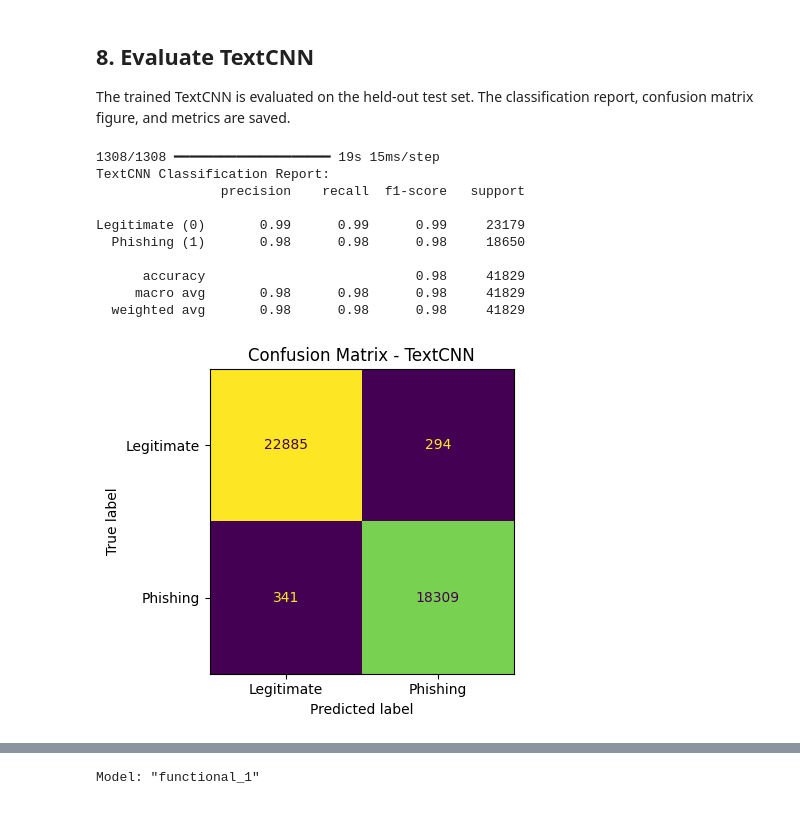
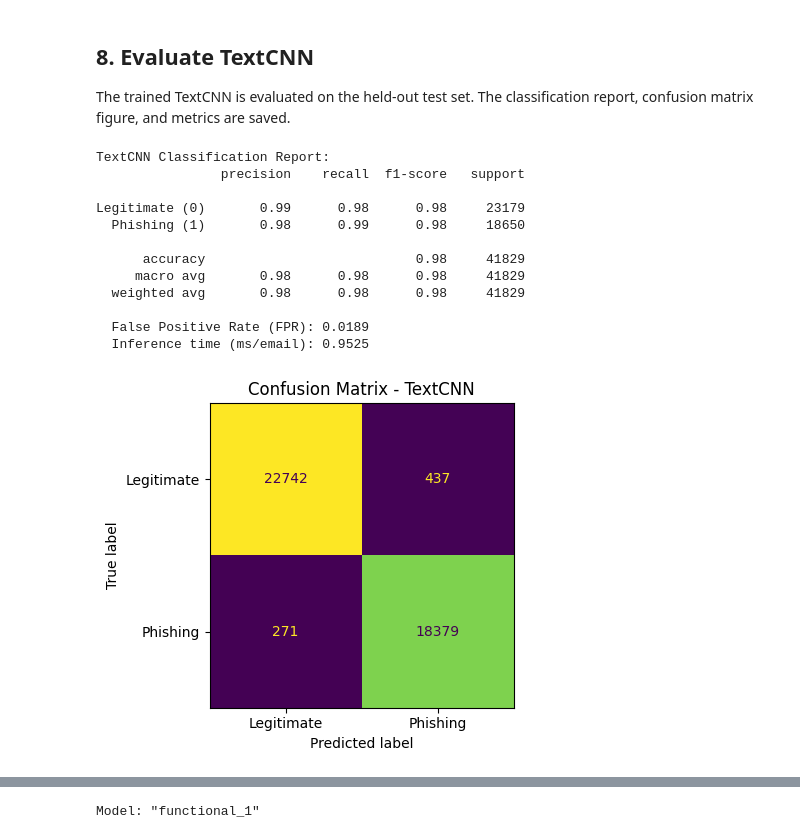
Before and after one commit to ChickenTenders2/cm3203-phishing-nlp, a Jupyter notebook: notebooks/meajor_deep_learning.ipynb, the cells around one changed output, grey strips where cells are left out. Saved outputs shown, nothing was run; the diff lists cells and outputs as text; code cells hidden in the pictures.

```diff
--- a/notebooks/meajor_deep_learning.ipynb
+++ b/notebooks/meajor_deep_learning.ipynb
@@ -148,17 +150,18 @@ def build_textcnn(vocab_size, embedding_dim, max_len):
     x = Embedding(vocab_size, embedding_dim)(inputs)
 
     # Three parallel convolution filters of different sizes to capture different phrase lengths
+    # Kernel sizes 2/3/4 match the Kaggle DL notebook for cross-dataset consistency
+    conv2 = Conv1D(128, kernel_size=2, activation="relu")(x)
     conv3 = Conv1D(128, kernel_size=3, activation="relu")(x)
     conv4 = Conv1D(128, kernel_size=4, activation="relu")(x)
-    conv5 = Conv1D(128, kernel_size=5, activation="relu")(x)
 
     # GlobalMaxPooling picks the most important feature from each filter
+    pool2 = GlobalMaxPooling1D()(conv2)
     pool3 = GlobalMaxPooling1D()(conv3)
     pool4 = GlobalMaxPooling1D()(conv4)
-    pool5 = GlobalMaxPooling1D()(conv5)
 
     # Concatenate the three pooled outputs into one feature vector
-    concat = Concatenate()([pool3, pool4, pool5])
+    concat = Concatenate()([pool2, pool3, pool4])
 
     # Dropout randomly disables neurons during training to prevent overfitting
     dropped = Dropout(0.5)(concat)
@@ -227,35 +230,64 @@ The trained TextCNN is evaluated on the held-out test set. The classification re
 # %%
 # Create the figures folder if it does not already exist
 figures_dir = Path("../results/figures/")
 figures_dir.mkdir(parents=True, exist_ok=True)
 
-# Convert predicted probabilities to binary labels using 0.5 as the threshold
-textcnn_probs = textcnn_model.predict(X_test_pad)
-textcnn_pred = (textcnn_probs >= 0.5).astype(int).flatten()
+# ── Inference time: n_runs forward passes to get a stable average ──
+N_RUNS = 3
+_inf_times = []
+for _ in range(N_RUNS):
+    _t0 = time.perf_counter()
+    _ = textcnn_model.predict(X_test_pad, verbose=0)
+    _inf_times.append((time.perf_counter() - _t0) * 1000)
+textcnn_inference_ms = round(np.mean(_inf_times) / len(X_test_pad), 4)
 
+# ── Predictions and confusion matrix ──
+textcnn_probs = textcnn_model.predict(X_test_pad, verbose=0)
+textcnn_pred  = (textcnn_probs >= 0.5).astype(int).flatten()
+
+cm_cnn = confusion_matrix(y_test, textcnn_pred)
+tn, fp, fn, tp = cm_cnn.ravel()
+textcnn_fpr = round(fp / (fp + tn), 4) if (fp + tn) > 0 else 0.0
+
+# ── Classification report and extra metrics ──
 print("TextCNN Classification Report:")
 print(classification_report(y_test, textcnn_pred, target_names=["Legitimate (0)", "Phishing (1)"]))
+print(f"  False Positive Rate (FPR): {textcnn_fpr:.4f}")
+print(f"  Inference time (ms/email): {textcnn_inference_ms}")
 
-# Build and save the confusion matrix figure
-cm = confusion_matrix(y_test, textcnn_pred)
-disp = ConfusionMatrixDisplay(confusion_matrix=cm, display_labels=["Legitimate", "Phishing"])
+# ── Store results for CSV export ──
+results_textcnn = {
+    "Model":        "TextCNN",
+    "Dataset":      "MeAJOR",
+    "Accuracy":     round(accuracy_score(y_test, textcnn_pred),                    4),
+    "Precision":    round(precision_score(y_test, textcnn_pred, zero_division=0),  4),
+    "Recall":       round(recall_score(y_test, textcnn_pred, zero_division=0),     4),
+    "F1":           round(f1_score(y_test, textcnn_pred, zero_division=0),         4),
+    "FPR":          textcnn_fpr,
+    "Inference_ms": textcnn_inference_ms,
+}
+
+# ── Confusion matrix figure ──
+disp = ConfusionMatrixDisplay(confusion_matrix=cm_cnn, display_labels=["Legitimate", "Phishing"])
 fig, ax = plt.subplots(figsize=(5, 4))
 disp.plot(ax=ax, colorbar=False)
 ax.set_title("Confusion Matrix - TextCNN")
 plt.tight_layout()
 plt.savefig(figures_dir / "meajor_cm_textcnn.png", dpi=150)
 plt.show()
 # %% [output]
-1308/1308 ━━━━━━━━━━━━━━━━━━━━ 19s 15ms/step
 TextCNN Classification Report:
                 precision    recall  f1-score   support
 
-Legitimate (0)       0.99      0.99      0.99     23179
-  Phishing (1)       0.98      0.98      0.98     18650
+Legitimate (0)       0.99      0.98      0.98     23179
+  Phishing (1)       0.98      0.99      0.98     18650
 
       accuracy                           0.98     41829
      macro avg       0.98      0.98      0.98     41829
   weighted avg       0.98      0.98      0.98     41829
+
+  False Positive Rate (FPR): 0.0189
+  Inference time (ms/email): 0.9525
-[figure, old version]
+[figure, new version]
 # %% [markdown]
 ## 9. Build BiLSTM Model
```
Also changed, not shown: parts of 10 cells of this notebook, 14 other files.
